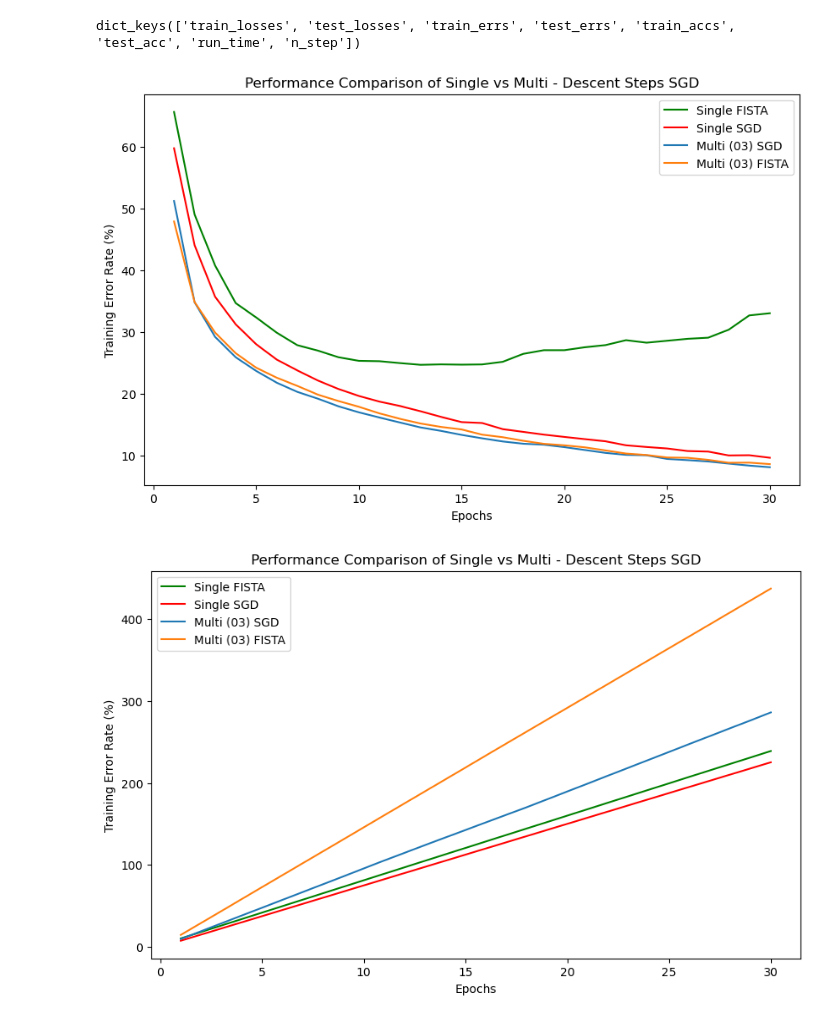
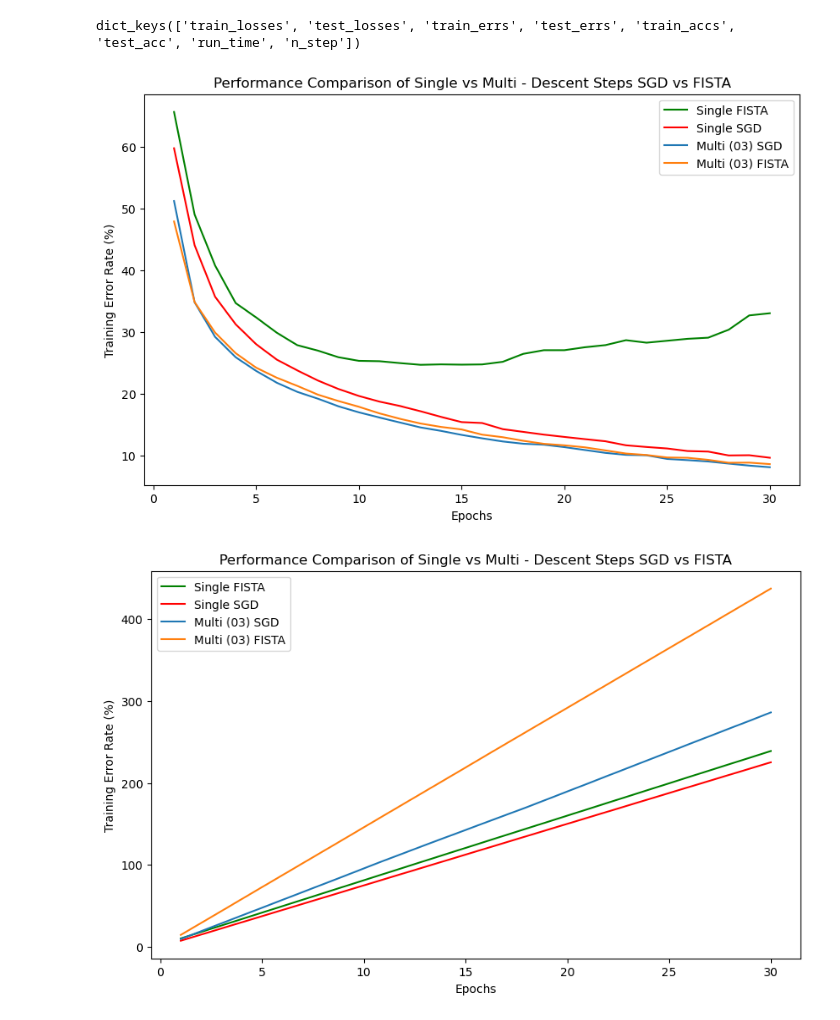
Before and after one commit to tuanna712/IndStudy5840, a Jupyter notebook: W08/sgd_sngl_mult_fista_sngl_mult/impl_comparison.ipynb, the cells around one changed output. Cells and saved outputs as stored; diff of their text form; code cells hidden in the pictures.

```diff
--- a/W08/sgd_sngl_mult_fista_sngl_mult/impl_comparison.ipynb
+++ b/W08/sgd_sngl_mult_fista_sngl_mult/impl_comparison.ipynb
@@ -9,35 +9,35 @@ mult_05_sgd = "/home/tung5534/cnn_cifar/W08/optimal_step_size/scores/E30T95/SGD_
 mult_08_sgd = "/home/tung5534/cnn_cifar/W08/optimal_step_size/scores/E30T95/SGD_lr_0133_mult_08.json"
 mult_10_sgd = "/home/tung5534/cnn_cifar/W08/optimal_step_size/scores/E30T95/SGD_lr_0133_mult_10.json"
 
 sngl_fista = "/home/tung5534/cnn_cifar/W08/fista_single/scores/FISTA_sngl_lr_0.0007.json"
 mult_05_fista = "/home/tung5534/cnn_cifar/W08/fista_multi/scores/E30_ministeps_lr055/FISTA_5steps_lr_0.055.json"
 
 sngl_scores = json.load(open(sngl_sgd, 'r'))
 mult_02_scores = json.load(open(mult_02_sgd, 'r'))
 mult_03_scores = json.load(open(mult_03_sgd, 'r'))
 mult_05_scores = json.load(open(mult_05_sgd, 'r'))
 mult_08_scores = json.load(open(mult_08_sgd, 'r'))
 mult_10_scores = json.load(open(mult_10_sgd, 'r'))
 
 sngl_fista_scores = json.load(open(sngl_fista, 'r'))
 mult_05_fista_scores = json.load(open(mult_05_fista, 'r'))
 
 
 print(sngl_scores.keys())
 plt.figure(figsize=(10,6))
 plt.plot(range(1, len(sngl_fista_scores['train_errs'][:30])+1), sngl_fista_scores['train_errs'][:30], linestyle='-', label='Single FISTA', color='green')
 plt.plot(range(1, len(sngl_scores['train_errs'][:30])+1), sngl_scores['train_errs'][:30], linestyle='-', label='Single SGD', color='red')
 plt.plot(range(1, len(mult_03_scores['train_errs'])+1), mult_03_scores['train_errs'], linestyle='-', label='Multi (03) SGD', alpha=1)
 plt.plot(range(1, len(mult_05_fista_scores['train_errs'])+1), mult_05_fista_scores['train_errs'], linestyle='-', label='Multi (03) FISTA', alpha=1)
 
 plt.xlabel('Epochs')
 plt.ylabel('Training Error Rate (%)')
-plt.title('Performance Comparison of Single vs Multi - Descent Steps SGD')
+plt.title('Performance Comparison of Single vs Multi - Descent Steps SGD vs FISTA')
 plt.legend()
 plt.show()
 # %% [output]
 dict_keys(['train_losses', 'test_losses', 'train_errs', 'test_errs', 'train_accs', 'test_acc', 'run_time', 'n_step'])
-[figure, old version]
+[figure, new version]
 # %%
 def add_acc_run_time(scores):
     acc_value = 0
@@ -61,8 +61,8 @@ plt.plot(range(1, len(mult_05_fista_scores['train_errs'])+1), mult_05_fista_scor
 
 plt.xlabel('Epochs')
 plt.ylabel('Training Error Rate (%)')
-plt.title('Performance Comparison of Single vs Multi - Descent Steps SGD')
+plt.title('Performance Comparison of Single vs Multi - Descent Steps SGD vs FISTA')
 plt.legend()
 plt.show()
 # %% [output]
-[figure, old version]
+[figure, new version]
```
